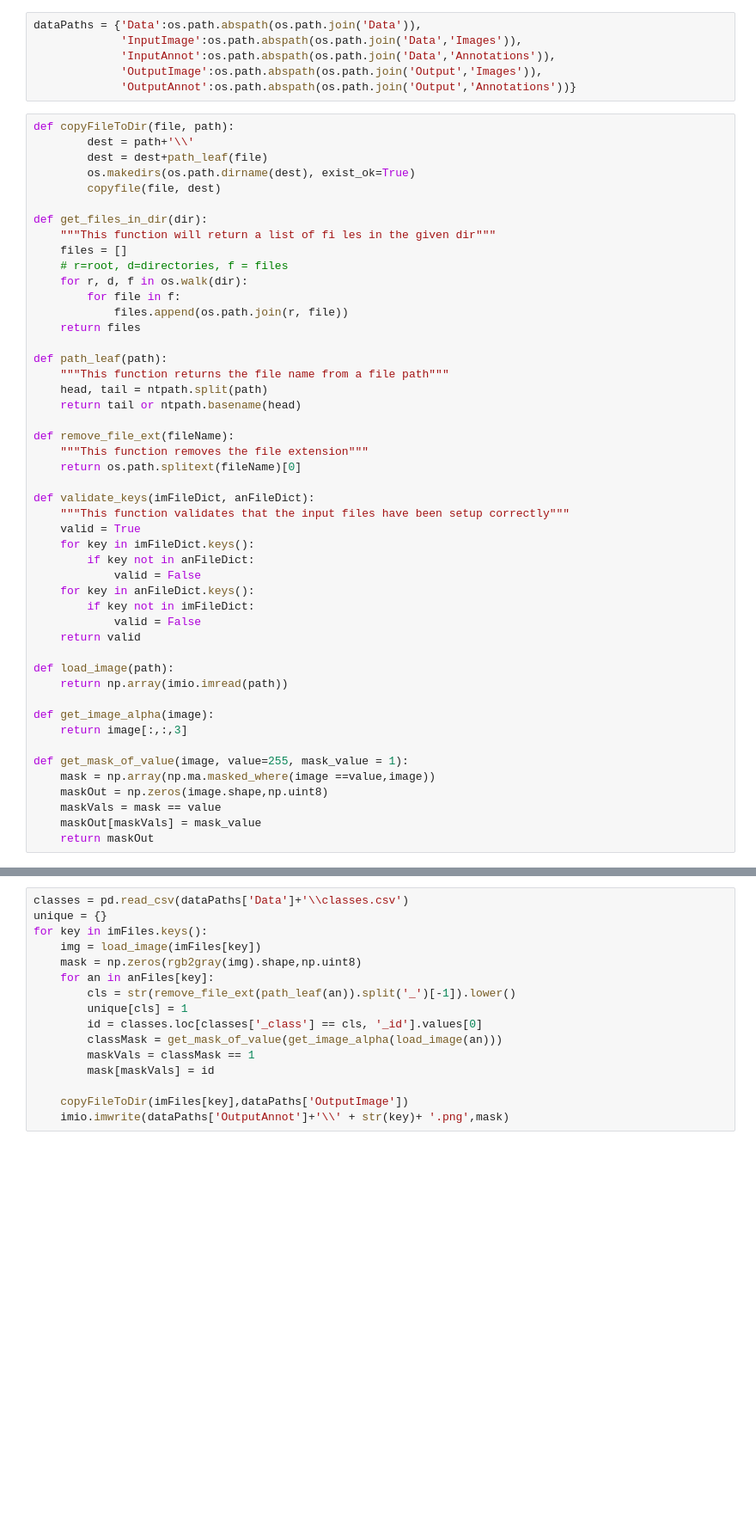
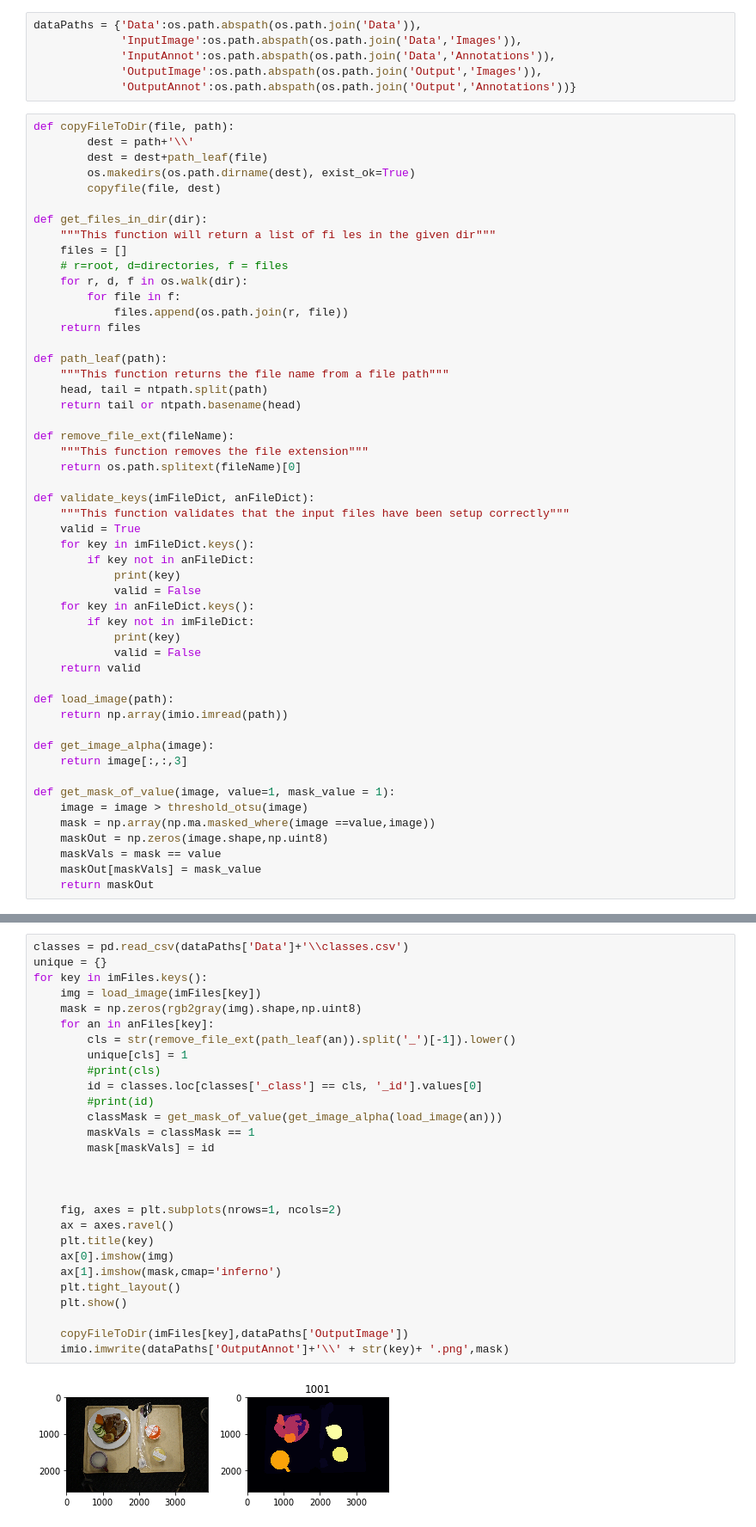
Before and after one commit to thezaza101/Meal-Compliance-Project, a Jupyter notebook: SegmentMapMerger/SegmentMapMerger.ipynb, the cells around one changed output, grey strips where cells are left out. Shown at 86% size. Cells and saved outputs as stored; diff of their text form; blank space fills up the shorter version.

```diff
--- a/SegmentMapMerger/SegmentMapMerger.ipynb
+++ b/SegmentMapMerger/SegmentMapMerger.ipynb
@@ -44,9 +46,11 @@ def validate_keys(imFileDict, anFileDict):
     valid = True
     for key in imFileDict.keys():
         if key not in anFileDict:
+            print(key)
             valid = False
     for key in anFileDict.keys():
         if key not in imFileDict:
+            print(key)
             valid = False
     return valid
 
@@ -56,7 +60,8 @@ def load_image(path):
 def get_image_alpha(image):
     return image[:,:,3]
 
-def get_mask_of_value(image, value=255, mask_value = 1):
+def get_mask_of_value(image, value=1, mask_value = 1):
+    image = image > threshold_otsu(image)
     mask = np.array(np.ma.masked_where(image ==value,image))
     maskOut = np.zeros(image.shape,np.uint8)
     maskVals = mask == value
@@ -84,16 +89,30 @@ if (not validate_keys(imFiles, anFiles)):
 # %%
 classes = pd.read_csv(dataPaths['Data']+'\\classes.csv')
 unique = {}
 for key in imFiles.keys():
     img = load_image(imFiles[key])
     mask = np.zeros(rgb2gray(img).shape,np.uint8)
     for an in anFiles[key]:
         cls = str(remove_file_ext(path_leaf(an)).split('_')[-1]).lower()
         unique[cls] = 1
+        #print(cls)
         id = classes.loc[classes['_class'] == cls, '_id'].values[0]
+        #print(id)
         classMask = get_mask_of_value(get_image_alpha(load_image(an)))
         maskVals = classMask == 1
         mask[maskVals] = id
 
+
+
+    fig, axes = plt.subplots(nrows=1, ncols=2)
+    ax = axes.ravel()
+    plt.title(key)
+    ax[0].imshow(img)
+    ax[1].imshow(mask,cmap='inferno')
+    plt.tight_layout()
+    plt.show()
+
     copyFileToDir(imFiles[key],dataPaths['OutputImage'])
     imio.imwrite(dataPaths['OutputAnnot']+'\\' + str(key)+ '.png',mask)
+# %% [output]
+[figure, added]
```
Also changed, not shown: parts of 3 cells of this notebook, 2 other files.
